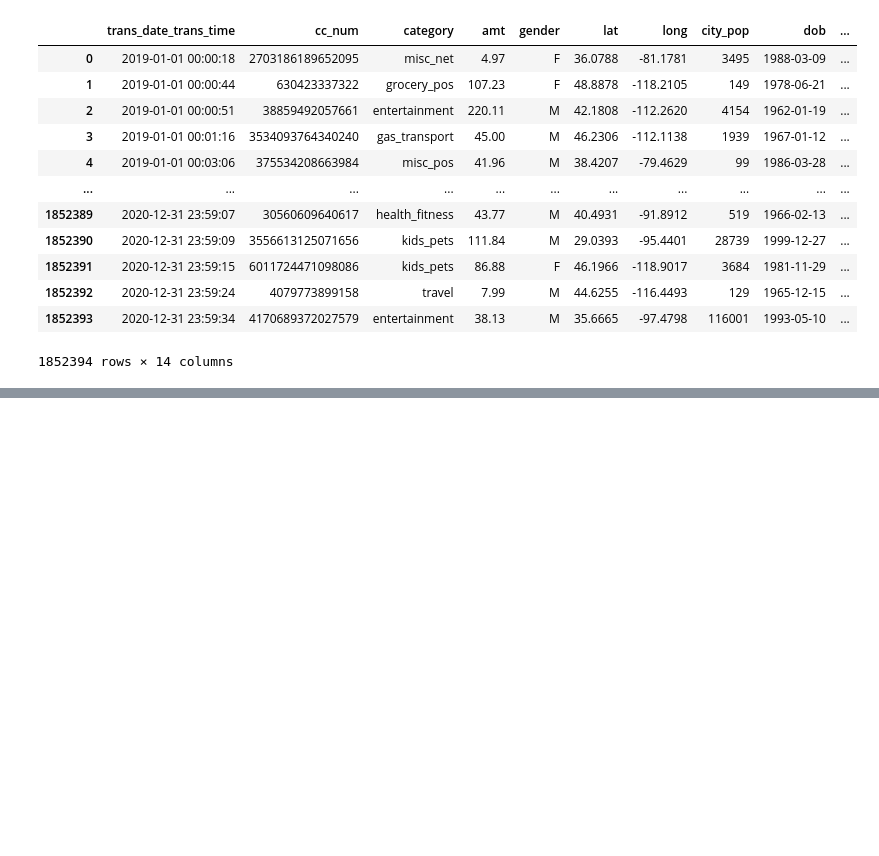
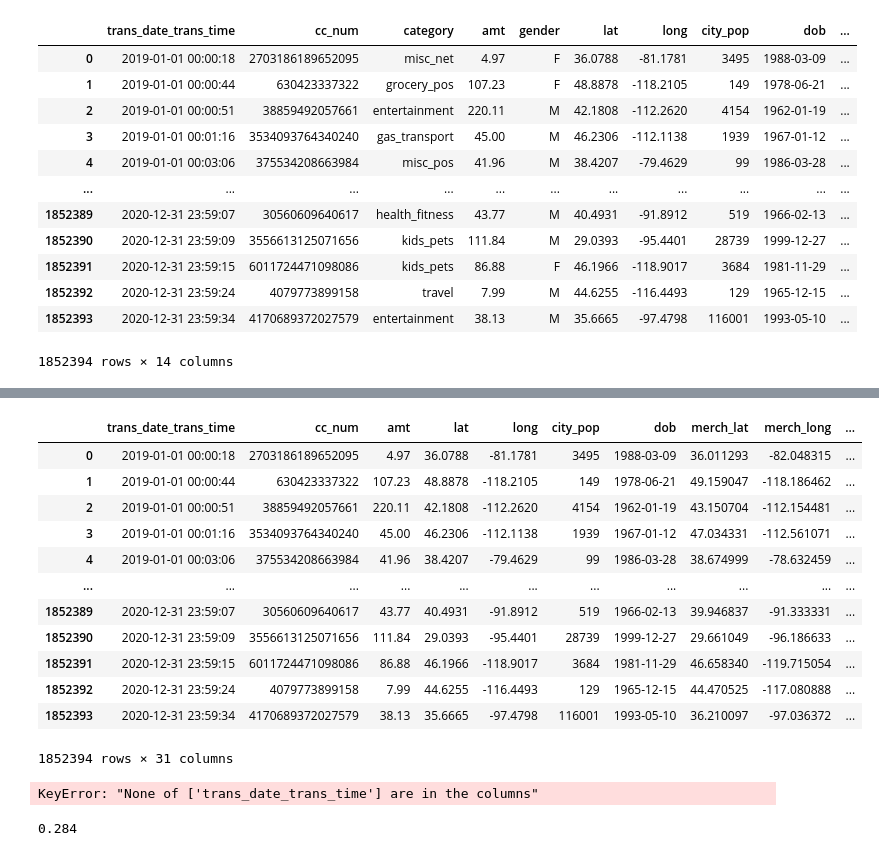
Before and after one commit to andypsh/BIGDATA2022, a Jupyter notebook: 머신러닝/LightGBM/카드거래의 이상거래판단.ipynb, the cells around one changed output, grey strips where cells are left out. Drawn from its saved outputs; the diff is of its cells as text; code cells hidden in the pictures; blank space fills up the shorter version.

```diff
--- a/머신러닝/LightGBM/카드거래의 이상거래판단.ipynb
+++ b/머신러닝/LightGBM/카드거래의 이상거래판단.ipynb
@@ -267,0 +290,8 @@ data
+# %%
+import geopy.distance
+
+data['merch_coord'] = pd.Series(zip(data['merch_lat'] , data['merch_long'])) # 위도, 경도 한 변수로 합치기
+
+data['cust_coord'] = pd.Series(zip(data['lat'] , data['long'])) # 위도, 경도 한 변수로 합치기
+
+data
@@ -267,0 +312,4 @@ data
+# %%
+data['distance'] = data.apply(lambda x : geopy.distance.distance(x['merch_coord'] , x['cust_coord']).km , axis =1 ) # 거리계산
+
+data
@@ -267,0 +338,10 @@ data
+# %%
+distance_info = data.groupby('cc_num').agg(['mean' , 'std'])['distance'].reset_index() # cc_num 별, 거리 정보 계산
+
+data = data.merge(distance_info , on = 'cc_num' , how = 'left') # 데이터 합치기
+
+data['distance_z_score'] = (data['distance'] - data['mean']) / data['std'] # z-score 계산
+
+data.drop(['mean' , 'std'] , axis =1 , inplace = True) # 변수 제거
+
+data.head()
@@ -267,0 +355,4 @@ data
+# %%
+data['age'] = 2021 - pd.to_datetime(data['dob']).dt.year # dt.year 활요한 나이 계산
+
+data
@@ -267,0 +373,24 @@ data
+# %%
+data = pd.get_dummies(data, columns = ['category' , 'gender'] , drop_first= True)
+
+data
+# %% [output]
+|  | trans_date_trans_time | cc_num | amt | lat | long | city_pop | dob | merch_lat | merch_long | ... |
+| 0 | 2019-01-01 00:00:18 | 2703186189652095 | 4.97 | 36.0788 | -81.1781 | 3495 | 1988-03-09 | 36.011293 | -82.048315 | ... |
+| 1 | 2019-01-01 00:00:44 | 630423337322 | 107.23 | 48.8878 | -118.2105 | 149 | 1978-06-21 | 49.159047 | -118.186462 | ... |
+| 2 | 2019-01-01 00:00:51 | 38859492057661 | 220.11 | 42.1808 | -112.2620 | 4154 | 1962-01-19 | 43.150704 | -112.154481 | ... |
+| 3 | 2019-01-01 00:01:16 | 3534093764340240 | 45.00 | 46.2306 | -112.1138 | 1939 | 1967-01-12 | 47.034331 | -112.561071 | ... |
+| 4 | 2019-01-01 00:03:06 | 375534208663984 | 41.96 | 38.4207 | -79.4629 | 99 | 1986-03-28 | 38.674999 | -78.632459 | ... |
+| ... | ... | ... | ... | ... | ... | ... | ... | ... | ... | ... |
+| 1852389 | 2020-12-31 23:59:07 | 30560609640617 | 43.77 | 40.4931 | -91.8912 | 519 | 1966-02-13 | 39.946837 | -91.333331 | ... |
+| 1852390 | 2020-12-31 23:59:09 | 3556613125071656 | 111.84 | 29.0393 | -95.4401 | 28739 | 1999-12-27 | 29.661049 | -96.186633 | ... |
+| 1852391 | 2020-12-31 23:59:15 | 6011724471098086 | 86.88 | 46.1966 | -118.9017 | 3684 | 1981-11-29 | 46.658340 | -119.715054 | ... |
+| 1852392 | 2020-12-31 23:59:24 | 4079773899158 | 7.99 | 44.6255 | -116.4493 | 129 | 1965-12-15 | 44.470525 | -117.080888 | ... |
+| 1852393 | 2020-12-31 23:59:34 | 4170689372027579 | 38.13 | 35.6665 | -97.4798 | 116001 | 1993-05-10 | 36.210097 | -97.036372 | ... |
+1852394 rows × 31 columns
+# %%
+data.set_index('trans_date_trans_time' , inplace =True)
+
+data.head()
+# %% [output]
+KeyError: "None of ['trans_date_trans_time'] are in the columns"
@@ -267,0 +399,8 @@ data
+# %%
+train = data[data.index < '2020-07-01'] # 훈련셋 설정
+test = data[data.index >= '2020-07-01'] # 시험셋 설정
+
+
+len(test) / len(data) # 시험셋 비율 확인
+# %% [output]
+0.284
```
Also changed, not shown: parts of 56 cells of this notebook, 6 other files.
